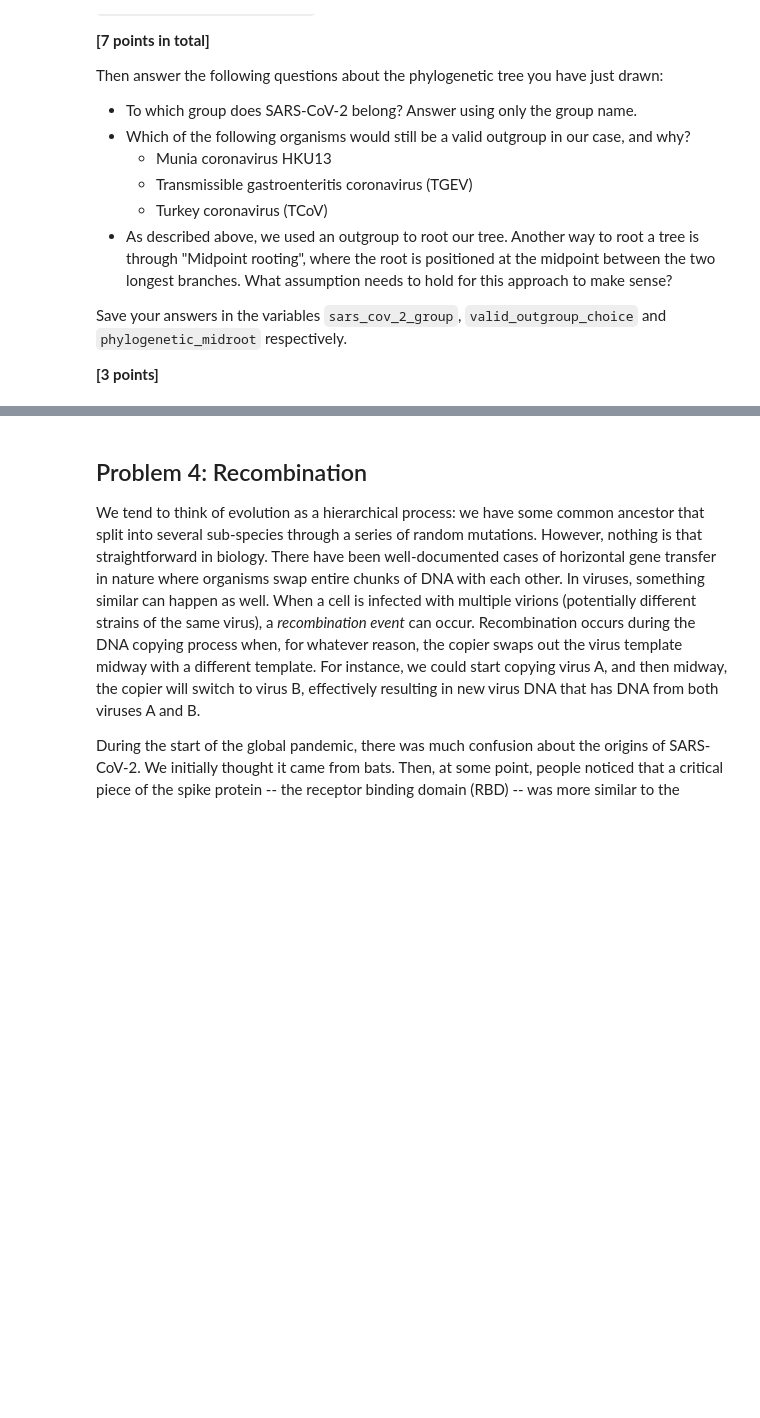
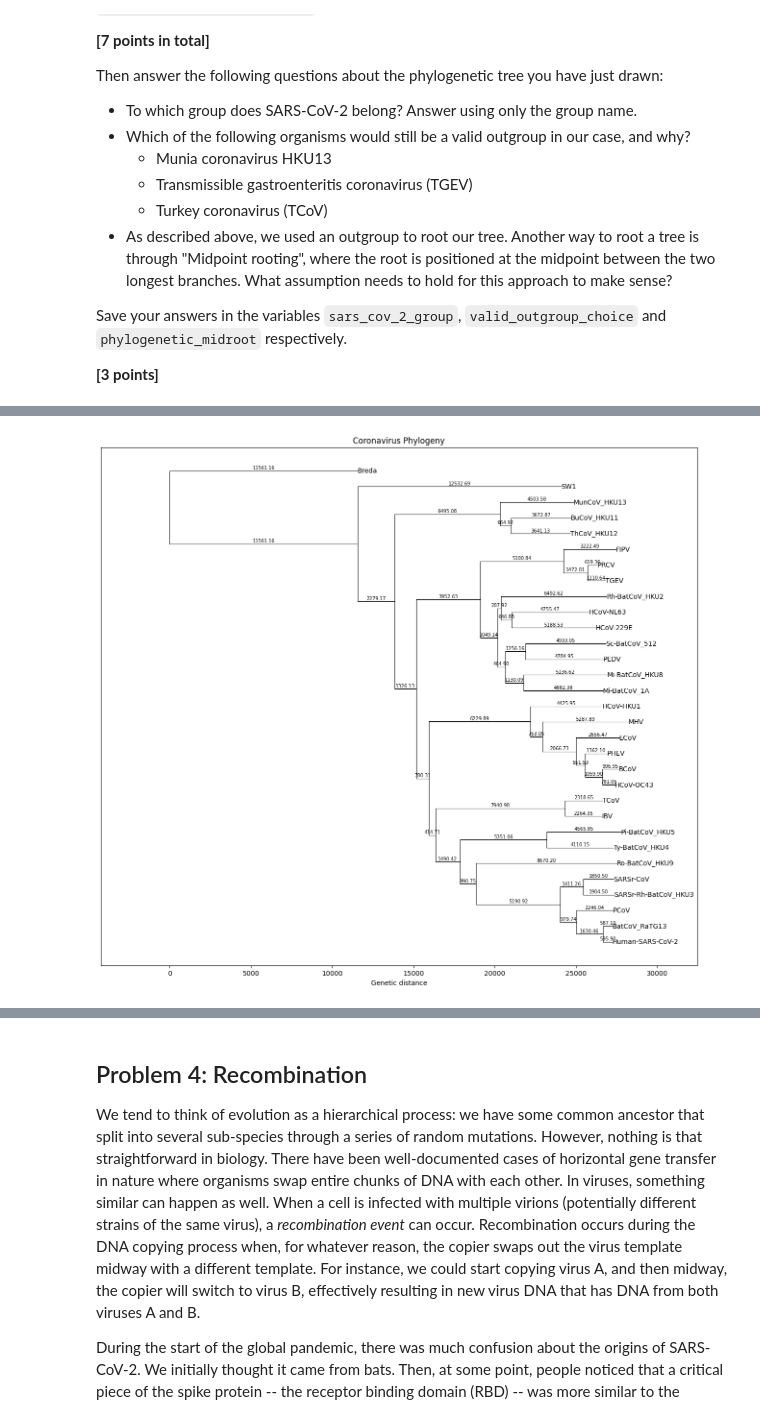
Before and after one commit to z5547586rhonda/assign_phylo, a Jupyter notebook: phylo_workbook.ipynb, the cells around one changed output, grey strips where cells are left out. Cells and saved outputs as stored; diff of their text form; code cells hidden in the pictures; blank space fills up the shorter version.

Commit message:
finished q3 + tests

```diff
--- a/phylo_workbook.ipynb
+++ b/phylo_workbook.ipynb
@@ -451,0 +571,18 @@ phylogenetic_midroot = """What assumption needs to hold for the midpoint rooting
+# %%
+# test / visualisation for c
+import importlib
+import helper_functions
+
+importlib.reload(helper_functions)
+
+from helper_functions import sort_children_by_leaves
+
+sort_children_by_leaves(rooted_tree)
+
+fig, ax = plt.subplots(figsize=(16, 14))
+plot_nj_tree(rooted_tree, ax)
+
+ax.set_title("Coronavirus Phylogeny")
+plt.show()
+# %% [output]
+[figure, added]
```
Also changed, not shown: parts of 12 cells of this notebook.
